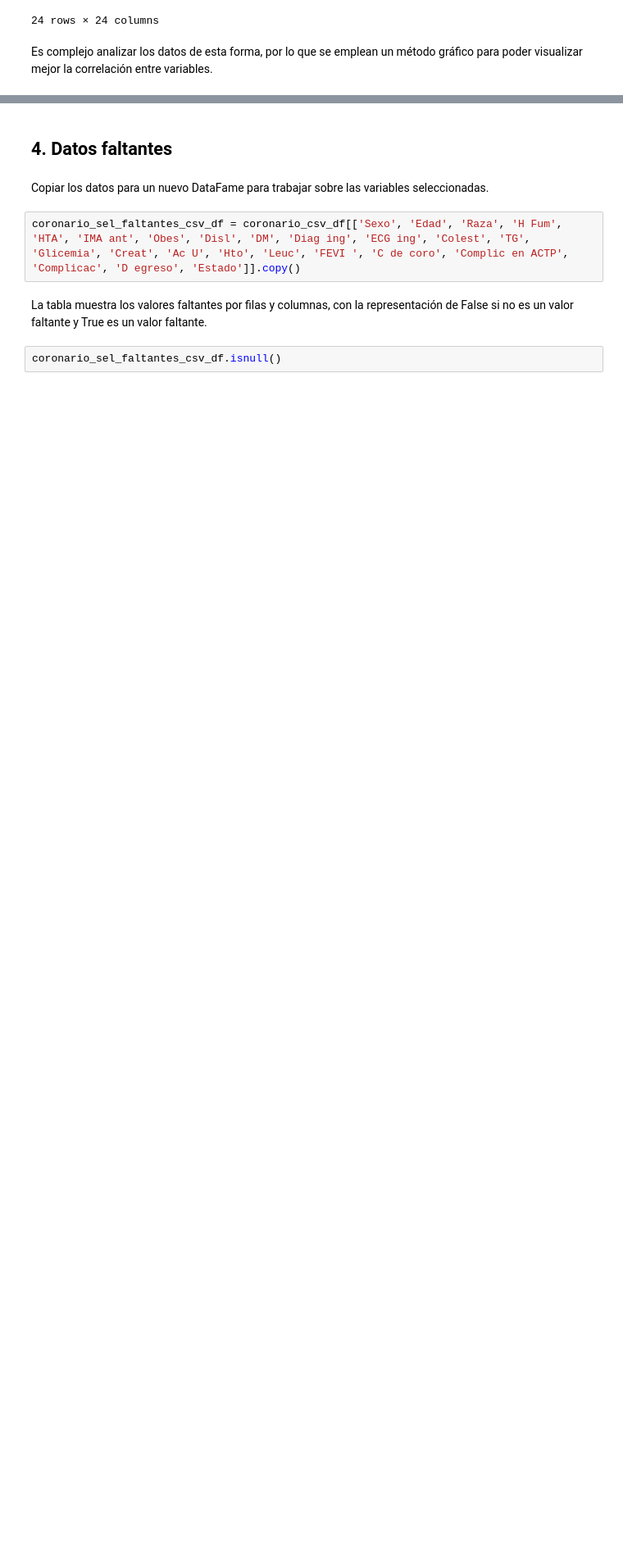
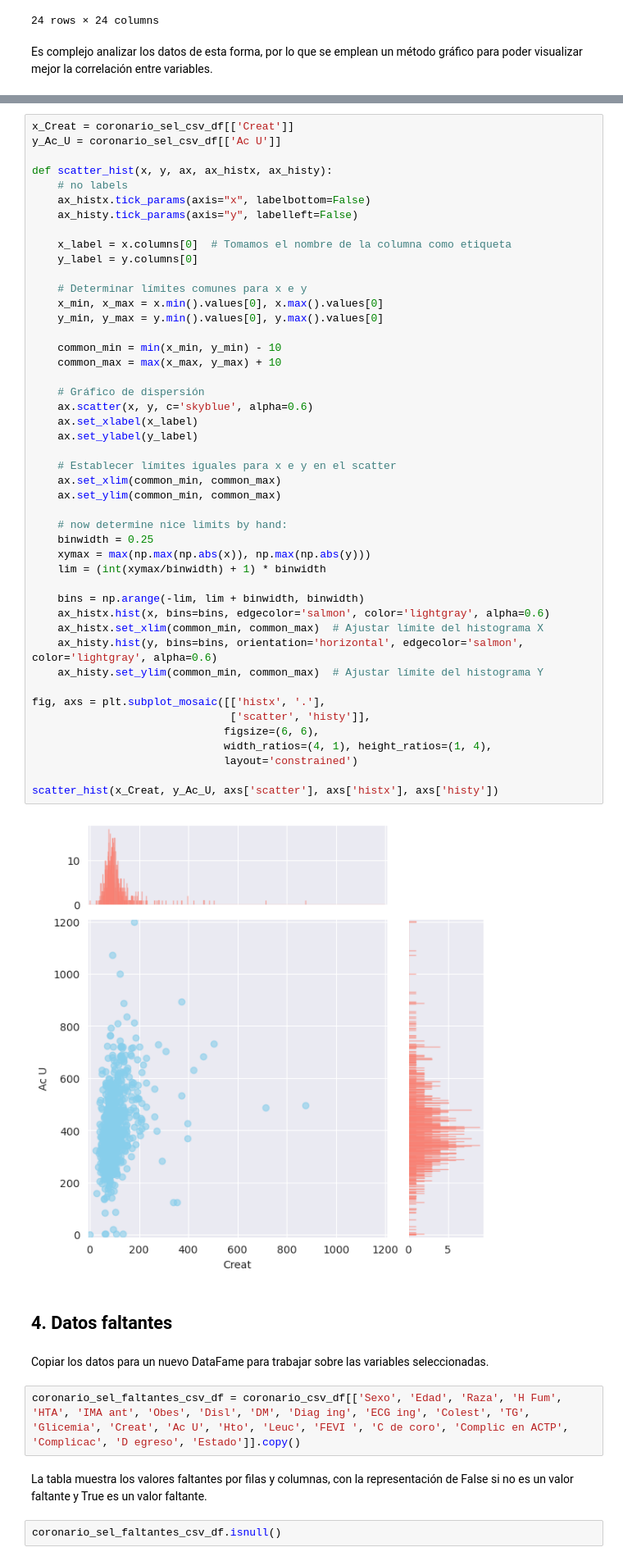
Before and after one commit to rguez4828/CURSO_CDIA, a Jupyter notebook: proyecto_coronario_cdia.ipynb, the cells around one changed output, grey strips where cells are left out. Shown at 82% size. Saved outputs shown, nothing was run; the diff lists cells and outputs as text; blank space fills up the shorter version.

```diff
--- a/proyecto_coronario_cdia.ipynb
+++ b/proyecto_coronario_cdia.ipynb
@@ -684,4 +703,52 @@ Existen otras variables que se correlacionan en menor media y tienen multiples c
 * _Edad_ con _Estado_ con _D egreso_ con _ECG ing_ con _H Fum_
+# %%
+x_Creat = coronario_sel_csv_df[['Creat']]
+y_Ac_U = coronario_sel_csv_df[['Ac U']]
+
+def scatter_hist(x, y, ax, ax_histx, ax_histy):
+    # no labels
+    ax_histx.tick_params(axis="x", labelbottom=False)
+    ax_histy.tick_params(axis="y", labelleft=False)
+
+    x_label = x.columns[0]  # Tomamos el nombre de la columna como etiqueta
+    y_label = y.columns[0]
+
+    # Determinar límites comunes para x e y
+    x_min, x_max = x.min().values[0], x.max().values[0]
+    y_min, y_max = y.min().values[0], y.max().values[0]
+
+    common_min = min(x_min, y_min) - 10
+    common_max = max(x_max, y_max) + 10
+
+    # Gráfico de dispersión
+    ax.scatter(x, y, c='skyblue', alpha=0.6)
+    ax.set_xlabel(x_label)
+    ax.set_ylabel(y_label)
+
+    # Establecer límites iguales para x e y en el scatter
+    ax.set_xlim(common_min, common_max)
+    ax.set_ylim(common_min, common_max)
+
+    # now determine nice limits by hand:
+    binwidth = 0.25
+    xymax = max(np.max(np.abs(x)), np.max(np.abs(y)))
+    lim = (int(xymax/binwidth) + 1) * binwidth
+
+    bins = np.arange(-lim, lim + binwidth, binwidth)
+    ax_histx.hist(x, bins=bins, edgecolor='salmon', color='lightgray', alpha=0.6)
+    ax_histx.set_xlim(common_min, common_max)  # Ajustar límite del histograma X
+    ax_histy.hist(y, bins=bins, orientation='horizontal', edgecolor='salmon', color='lightgray', alpha=0.6)
+    ax_histy.set_ylim(common_min, common_max)  # Ajustar límite del histograma Y
+
+fig, axs = plt.subplot_mosaic([['histx', '.'],
+                               ['scatter', 'histy']],
+                              figsize=(6, 6),
+                              width_ratios=(4, 1), height_ratios=(1, 4),
+                              layout='constrained')
+
+scatter_hist(x_Creat, y_Ac_U, axs['scatter'], axs['histx'], axs['histy'])
+# %% [output]
+[figure, added]
 # %% [markdown]
 ## 4. Datos faltantes
 # %% [markdown]
```
Also changed, not shown: parts of 11 cells of this notebook.
